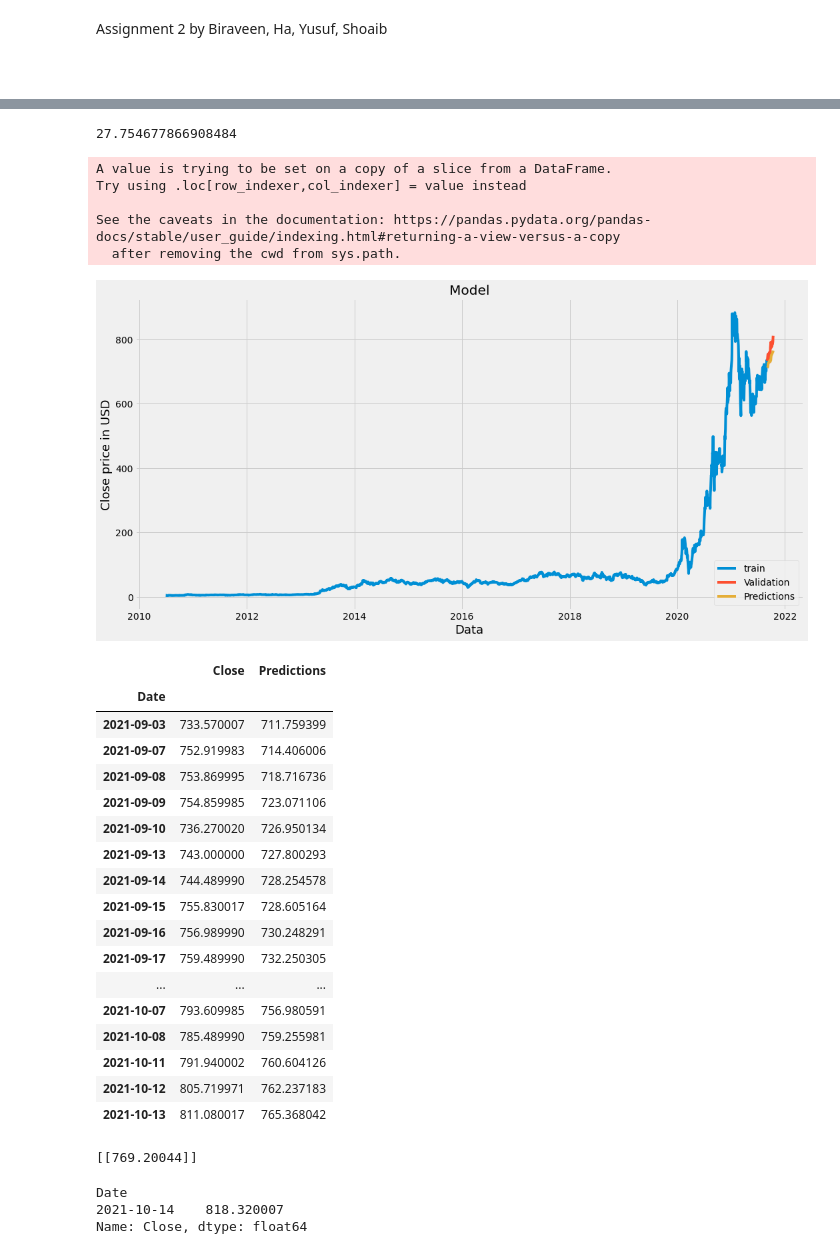
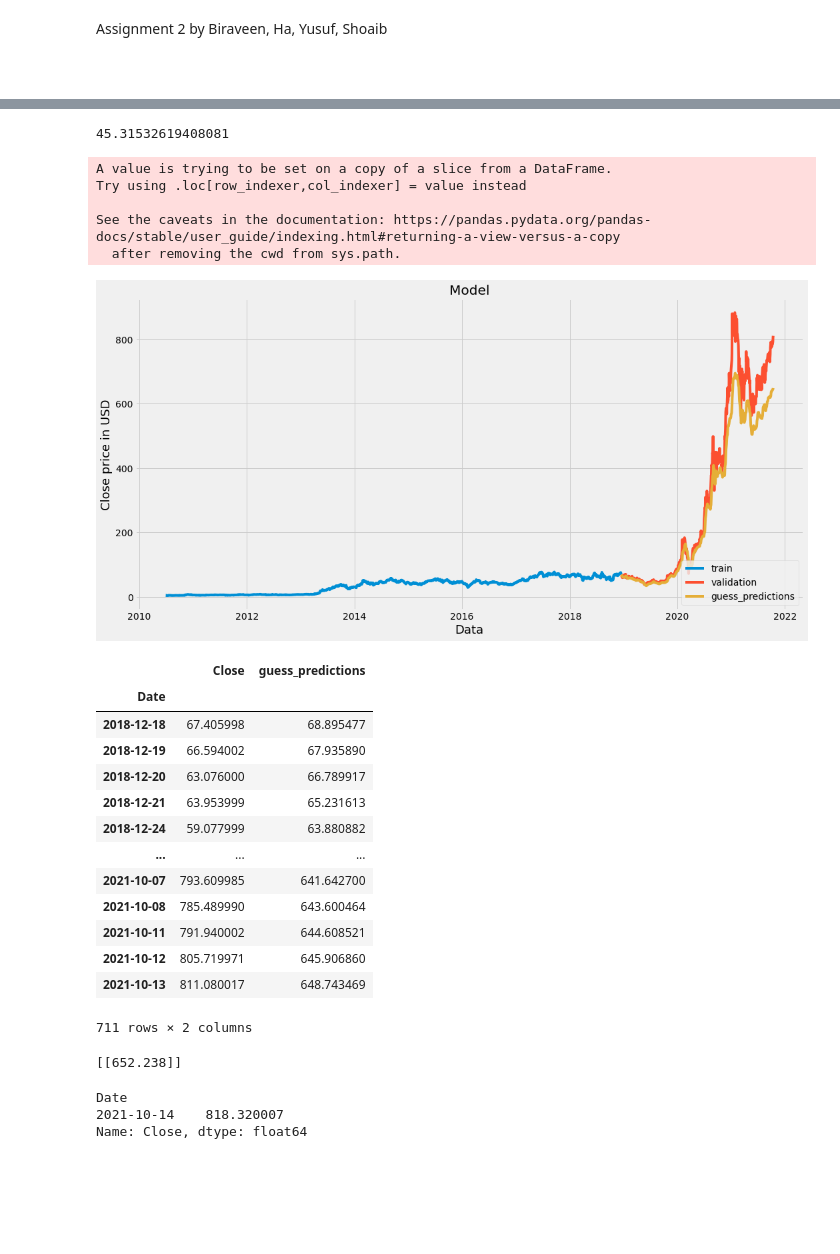
Before and after one commit to Biraveen99/Feature-engineering-and-Machine-learning, a Jupyter notebook: Assignment_2_machine_learning.ipynb, the cells around one changed output, grey strips where cells are left out. Saved outputs shown, nothing was run; the diff lists cells and outputs as text; code cells hidden in the pictures; blank space fills up the shorter version.

````diff
--- a/Assignment_2_machine_learning.ipynb
+++ b/Assignment_2_machine_learning.ipynb
@@ -3,7 +3,6 @@ Assignment 2 by Biraveen, Ha, Yusuf, Shoaib
 ```
 # %%
 import math
-import pandas as pd
 import numpy as np
 from sklearn.preprocessing import MinMaxScaler
 from keras.models import Sequential
@@ -11,6 +10,7 @@ from keras.layers import Dense, LSTM
 import matplotlib.pyplot as plt
 plt.style.use('fivethirtyeight')
 import io
+import pandas
 from datetime import datetime
 import requests
 #workaround since the normal way dont work for some
@@ -29,6 +29,7 @@ class YahooData:
     pd = pandas.read_csv(io.StringIO(r.text), index_col=0, parse_dates=True)
 
     return pd
+
 
 df = YahooData.fetch("TSLA", start="2000-01-01", end="2021-10-14")
 print(df)
@@ -54,7 +55,7 @@ data = df.filter(['Close'])
 dataset = data.values
 
 #now to train our model based on rows
-training_data_length = math.ceil(len(dataset)* .99) #using math function to round up
+training_data_length = math.ceil(len(dataset)* .75) #using math function to round up
 
 training_data_length
 #datascaling (important to do before giving it to a neural network)
@@ -64,16 +65,16 @@ scaled_data = scaler.fit_transform(dataset) #transform data based on min and max
 scaled_data #it does display everything if i dont run the code under. it will still run if there is code under it, but wont display it
 
 # Creating traning dataset and the scal(ing/ed) training dataset
-train_data = scaled_data[0: training_data_length, :]
+Data_trainer = scaled_data[0: training_data_length, :]
 
 #now we split adta into x and y train
 x_train = [] #independent traning vaiables
 y_train = [] #target variables
 
 #append the alst 60 values
-for i in range(60,len(train_data)):
-  x_train.append(train_data[i-60:i, 0])
-  y_train.append(train_data[i, 0])
+for i in range(60,len(Data_trainer)):
+  x_train.append(Data_trainer[i-60:i, 0])
+  y_train.append(Data_trainer[i, 0])
   if i <= 61:
     print(x_train) #will contain the last 60 values
     print(y_train) #will contain the 61 value
@@ -152,59 +153,55 @@ x_test = np.array(x_test)
 x_test = np.reshape(x_test, (x_test.shape[0], x_test.shape[1], 1))
 # %%
 #model prediction for x_test dataset
-predictions = model.predict(x_test)
-predictions = scaler.inverse_transform(predictions) #kind of unscaling the values
+guess_predictions = model.predict(x_test)
+guess_predictions = scaler.inverse_transform(guess_predictions) #kind of unscaling the values
 #want predictions to contain same values as y_dataset
 # %%
 #model evaluation by (RMSE) this is for model accuracy (prediction percantage score)
-rmse = np.sqrt(np.mean (predictions - y_test)**2 )
-rmse
+RMSE = np.sqrt(np.mean (guess_predictions - y_test)**2 )
+RMSE
 # %% [output]
-27.754677866908484
+45.31532619408081
 # %%
 #now we plot data
 train = data[:training_data_length]
-valid = data[training_data_length:]
-valid['Predictions'] = predictions
+validation = data[training_data_length:]
+validation['guess_predictions'] = guess_predictions
 #now we visualize data
 plt.figure(figsize=(16,8))
 plt.title('Model')
 plt.xlabel('Data', fontsize = 18)
 plt.ylabel('Close price in USD', fontsize=18)
 plt.plot(train['Close'])
-plt.plot(valid[['Close', 'Predictions']])
-plt.legend(['train','Validation', 'Predictions'], loc = 'lower right')
+plt.plot(validation[['Close', 'guess_predictions']])
+plt.legend(['train','validation', 'guess_predictions'], loc = 'lower right')
 plt.show()
 #blue = the training, orange=actual closing price, yellow = predctions
 # %% [output]
 A value is trying to be set on a copy of a slice from a DataFrame.
 Try using .loc[row_indexer,col_indexer] = value instead
 
 See the caveats in the documentation: https://pandas.pydata.org/pandas-docs/stable/user_guide/indexing.html#returning-a-view-versus-a-copy
   after removing the cwd from sys.path.
-[figure, old version]
+[figure, new version]
 # %%
 #here im going to show the preditcted price and actual price,
-valid
+validation
 # %% [output]
-|  | Close | Predictions |
+|  | Close | guess_predictions |
 | Date |  |  |
-| 2021-09-03 | 733.570007 | 711.759399 |
-| 2021-09-07 | 752.919983 | 714.406006 |
-| 2021-09-08 | 753.869995 | 718.716736 |
-| 2021-09-09 | 754.859985 | 723.071106 |
-| 2021-09-10 | 736.270020 | 726.950134 |
-| 2021-09-13 | 743.000000 | 727.800293 |
-| 2021-09-14 | 744.489990 | 728.254578 |
-| 2021-09-15 | 755.830017 | 728.605164 |
-| 2021-09-16 | 756.989990 | 730.248291 |
-| 2021-09-17 | 759.489990 | 732.250305 |
+| 2018-12-18 | 67.405998 | 68.895477 |
+| 2018-12-19 | 66.594002 | 67.935890 |
+| 2018-12-20 | 63.076000 | 66.789917 |
+| 2018-12-21 | 63.953999 | 65.231613 |
+| 2018-12-24 | 59.077999 | 63.880882 |
 | ... | ... | ... |
-| 2021-10-07 | 793.609985 | 756.980591 |
-| 2021-10-08 | 785.489990 | 759.255981 |
-| 2021-10-11 | 791.940002 | 760.604126 |
-| 2021-10-12 | 805.719971 | 762.237183 |
-| 2021-10-13 | 811.080017 | 765.368042 |
+| 2021-10-07 | 793.609985 | 641.642700 |
+| 2021-10-08 | 785.489990 | 643.600464 |
+| 2021-10-11 | 791.940002 | 644.608521 |
+| 2021-10-12 | 805.719971 | 645.906860 |
+| 2021-10-13 | 811.080017 | 648.743469 |
+711 rows × 2 columns
 # %%
 #trying to predict closing price for tesla stocks for 2021-11-14
 #start by getting qoute
@@ -229,7 +226,7 @@ pred_price1 = model.predict(x1_test)
 pred_price1 = scaler.inverse_transform(pred_price1)
 print(pred_price1) #will print the value on 2021-10-14
 # %% [output]
-[[769.20044]]
+[[652.238]]
 # %%
 #showing the actual price
 TSLA_quote1 = YahooData.fetch("TSLA", start="2021-10-14", end="2021-10-15")
````
Also changed, not shown: parts of 2 cells of this notebook, 1 other file.
